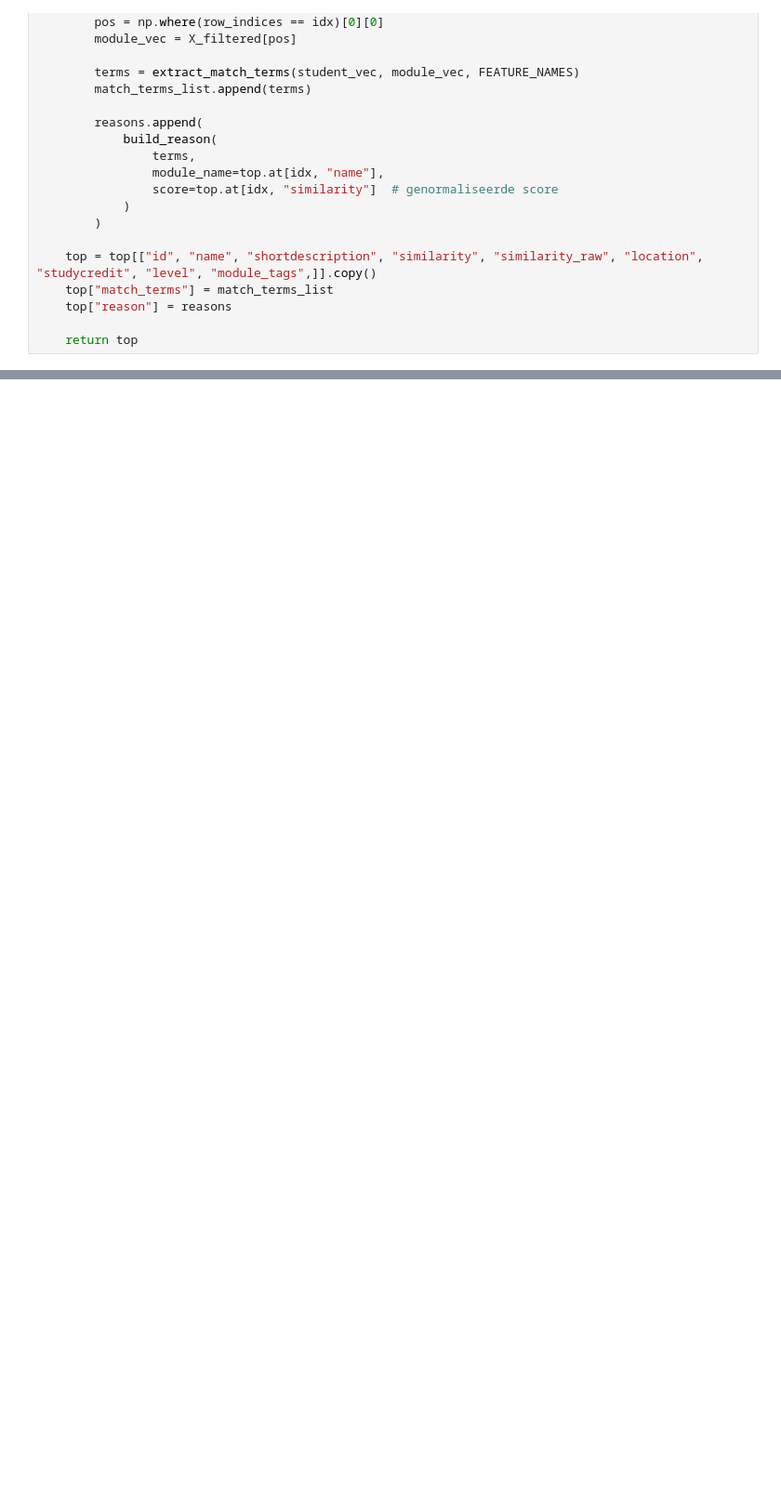
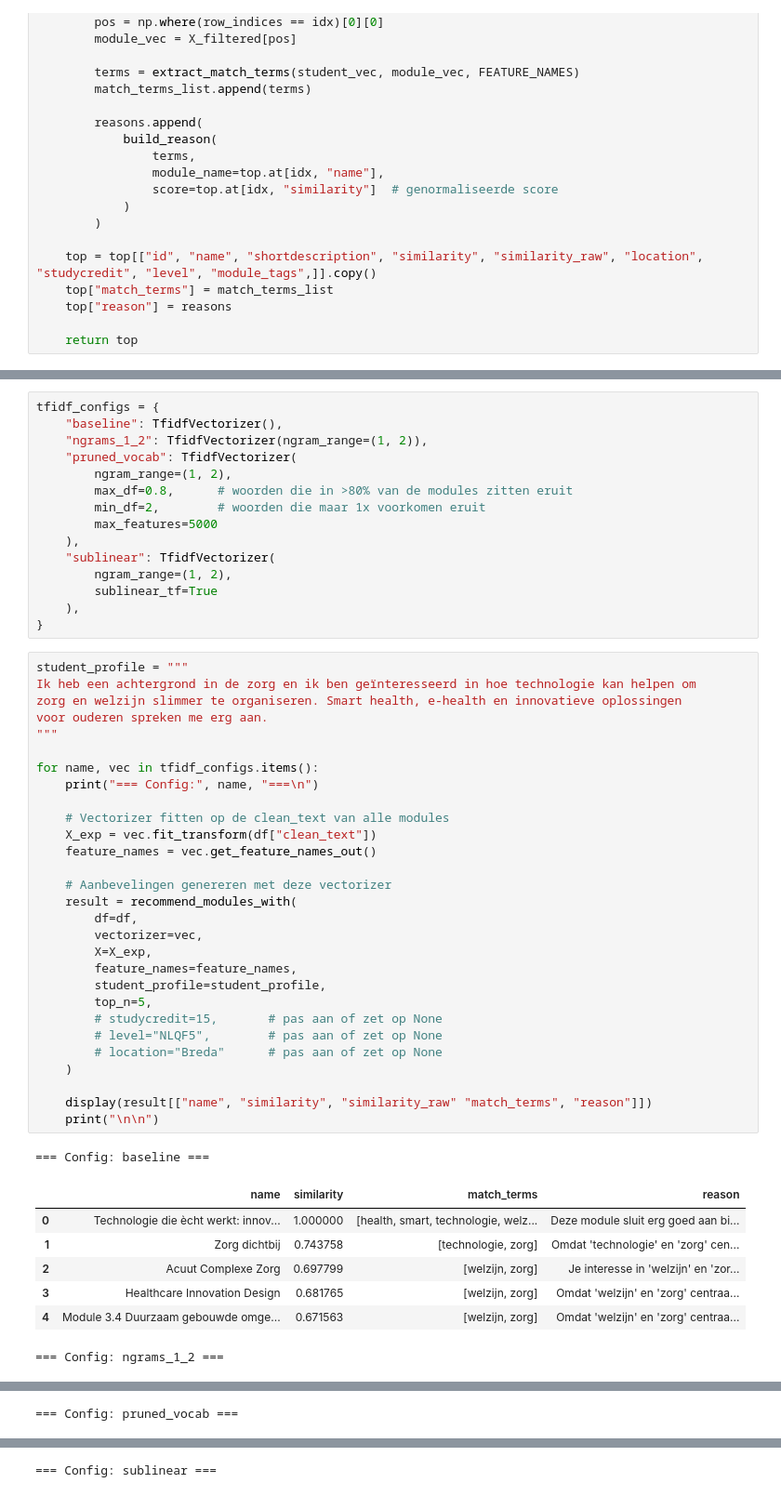
Before and after one commit to JeroenZwaal/ATIx-AI-Lu2, a Jupyter notebook: RecommederSystemJeroenPlusTjeerd.ipynb, the cells around one changed output, grey strips where cells are left out. Shown at 93% size. Cells and saved outputs as stored; diff of their text form; blank space fills up the shorter version.

```diff
--- a/RecommederSystemJeroenPlusTjeerd.ipynb
+++ b/RecommederSystemJeroenPlusTjeerd.ipynb
@@ -271,0 +377,53 @@ display(aanbevelingen)
+# %%
+tfidf_configs = {
+    "baseline": TfidfVectorizer(),
+    "ngrams_1_2": TfidfVectorizer(ngram_range=(1, 2)),
+    "pruned_vocab": TfidfVectorizer(
+        ngram_range=(1, 2),
+        max_df=0.8,      # woorden die in >80% van de modules zitten eruit
+        min_df=2,        # woorden die maar 1x voorkomen eruit
+        max_features=5000
+    ),
+    "sublinear": TfidfVectorizer(
+        ngram_range=(1, 2),
+        sublinear_tf=True
+    ),
+}
+# %%
+student_profile = """
+Ik heb een achtergrond in de zorg en ik ben geïnteresseerd in hoe technologie kan helpen om
+zorg en welzijn slimmer te organiseren. Smart health, e-health en innovatieve oplossingen
+voor ouderen spreken me erg aan.
+"""
+
+for name, vec in tfidf_configs.items():
+    print("=== Config:", name, "===\n")
+
+    # Vectorizer fitten op de clean_text van alle modules
+    X_exp = vec.fit_transform(df["clean_text"])
+    feature_names = vec.get_feature_names_out()
+
+    # Aanbevelingen genereren met deze vectorizer
+    result = recommend_modules_with(
+        df=df,
+        vectorizer=vec,
+        X=X_exp,
+        feature_names=feature_names,
+        student_profile=student_profile,
+        top_n=5,
+        # studycredit=15,       # pas aan of zet op None
+        # level="NLQF5",        # pas aan of zet op None
+        # location="Breda"      # pas aan of zet op None
+    )
+
+    display(result[["name", "similarity", "similarity_raw" "match_terms", "reason"]])
+    print("\n\n")
+# %% [output]
+=== Config: baseline ===
+|  | name | similarity | match_terms | reason |
+| 0 | Technologie die ècht werkt: innov... | 1.000000 | [health, smart, technologie, welz... | Deze module sluit erg goed aan bi... |
+| 1 | Zorg dichtbij | 0.743758 | [technologie, zorg] | Omdat 'technologie' en 'zorg' cen... |
+| 2 | Acuut Complexe Zorg | 0.697799 | [welzijn, zorg] | Je interesse in 'welzijn' en 'zor... |
+| 3 | Healthcare Innovation Design | 0.681765 | [welzijn, zorg] | Omdat 'welzijn' en 'zorg' centraa... |
+| 4 | Module 3.4 Duurzaam gebouwde omge... | 0.671563 | [welzijn, zorg] | Omdat 'welzijn' en 'zorg' centraa... |
+=== Config: ngrams_1_2 ===
@@ -271,0 +436 @@ display(aanbevelingen)
+=== Config: pruned_vocab ===
@@ -271,0 +443 @@ display(aanbevelingen)
+=== Config: sublinear ===
```
Also changed, not shown: parts of 3 cells of this notebook, 1 other file.
